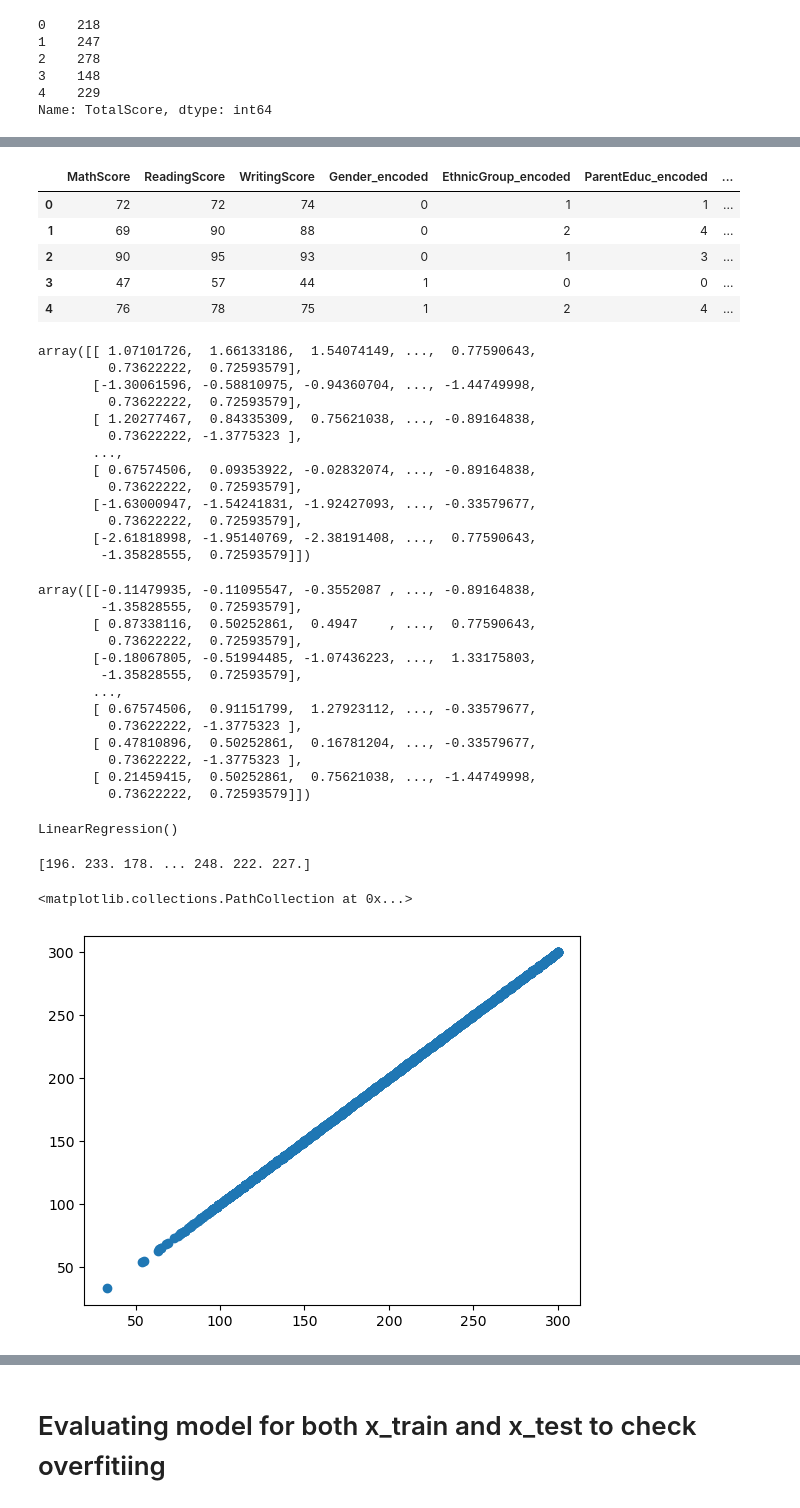
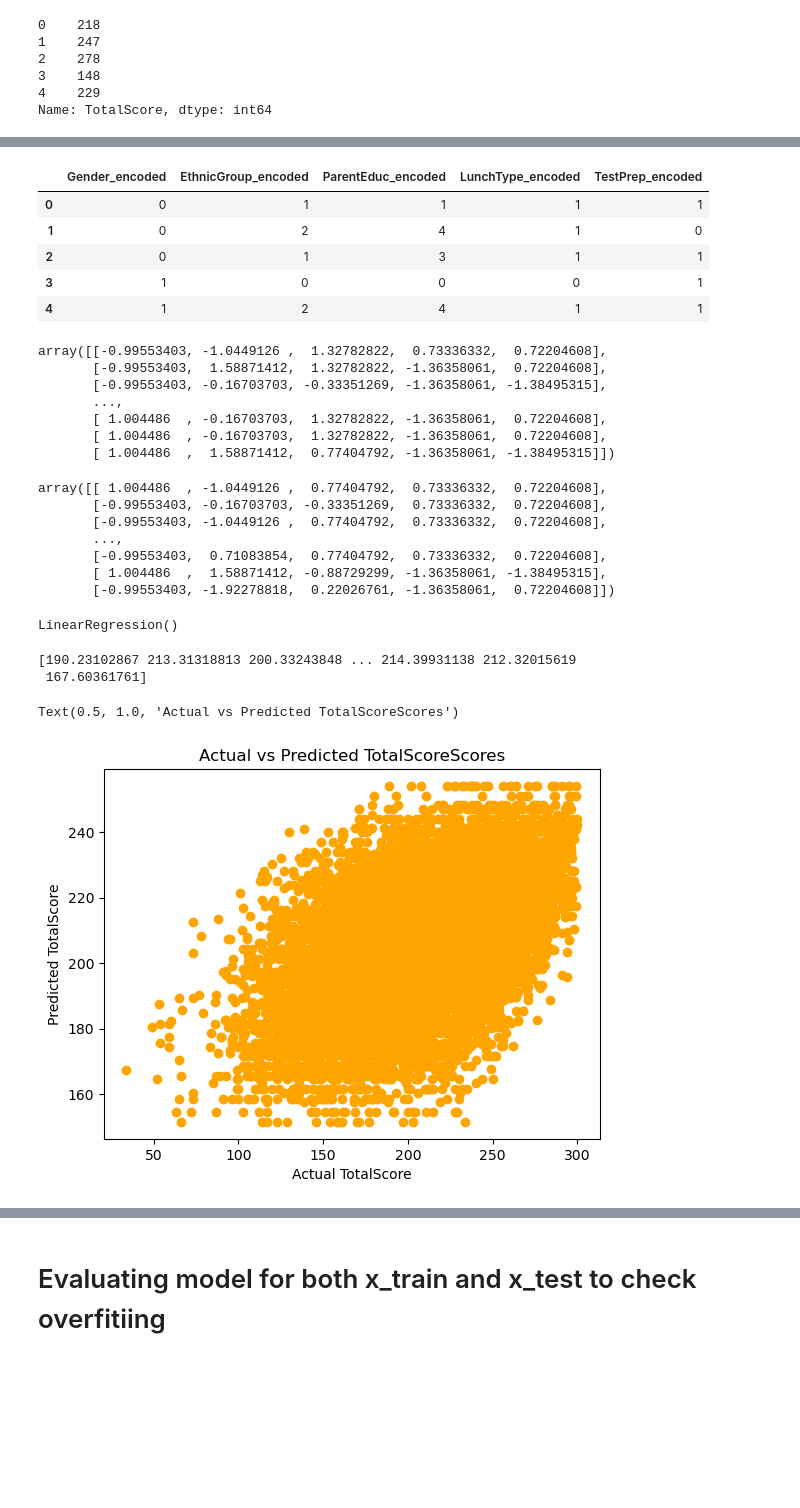
Before and after one commit to Nikita-vb-31/DA_P2_Student_Data, a Jupyter notebook: DA_P2_Student_Data.ipynb, the cells around one changed output, grey strips where cells are left out. Cells and saved outputs as stored; diff of their text form; code cells hidden in the pictures; blank space fills up the shorter version.

```diff
--- a/DA_P2_Student_Data.ipynb
+++ b/DA_P2_Student_Data.ipynb
@@ -195,7 +195,7 @@ from sklearn.model_selection import train_test_split
 # %%
 #Identifying X(independent) and Y(dependent) variables
 Y=data['TotalScore']
-X=data.drop('TotalScore',axis=1)
+X=data.drop(['TotalScore','MathScore','ReadingScore','WritingScore'],axis=1)
 # %%
 data.head()
 # %% [output]
@@ -261,12 +261,12 @@ X=X.drop(['SL.No.','Gender','EthnicGroup', 'ParentEduc', 'LunchType', 'TestPrep'
 # %%
 X.head()
 # %% [output]
-|  | MathScore | ReadingScore | WritingScore | Gender_encoded | EthnicGroup_encoded | ParentEduc_encoded | ... |
-| 0 | 72 | 72 | 74 | 0 | 1 | 1 | ... |
-| 1 | 69 | 90 | 88 | 0 | 2 | 4 | ... |
-| 2 | 90 | 95 | 93 | 0 | 1 | 3 | ... |
-| 3 | 47 | 57 | 44 | 1 | 0 | 0 | ... |
-| 4 | 76 | 78 | 75 | 1 | 2 | 4 | ... |
+|  | Gender_encoded | EthnicGroup_encoded | ParentEduc_encoded | LunchType_encoded | TestPrep_encoded |
+| 0 | 0 | 1 | 1 | 1 | 1 |
+| 1 | 0 | 2 | 4 | 1 | 0 |
+| 2 | 0 | 1 | 3 | 1 | 1 |
+| 3 | 1 | 0 | 0 | 0 | 1 |
+| 4 | 1 | 2 | 4 | 1 | 1 |
 # %%
 #splitting the dataset
 from sklearn.model_selection import train_test_split
@@ -280,37 +280,25 @@ x_train=scaler.fit_transform(x_train)
 # %%
 x_train
 # %% [output]
-array([[ 1.07101726,  1.66133186,  1.54074149, ...,  0.77590643,
-         0.73622222,  0.72593579],
-       [-1.30061596, -0.58810975, -0.94360704, ..., -1.44749998,
-         0.73622222,  0.72593579],
-       [ 1.20277467,  0.84335309,  0.75621038, ..., -0.89164838,
-         0.73622222, -1.3775323 ],
+array([[-0.99553403, -1.0449126 ,  1.32782822,  0.73336332,  0.72204608],
+       [-0.99553403,  1.58871412,  1.32782822, -1.36358061,  0.72204608],
+       [-0.99553403, -0.16703703, -0.33351269, -1.36358061, -1.38495315],
        ...,
-       [ 0.67574506,  0.09353922, -0.02832074, ..., -0.89164838,
-         0.73622222,  0.72593579],
-       [-1.63000947, -1.54241831, -1.92427093, ..., -0.33579677,
-         0.73622222,  0.72593579],
-       [-2.61818998, -1.95140769, -2.38191408, ...,  0.77590643,
-        -1.35828555,  0.72593579]])
+       [ 1.004486  , -0.16703703,  1.32782822, -1.36358061,  0.72204608],
+       [ 1.004486  , -0.16703703,  1.32782822, -1.36358061,  0.72204608],
+       [ 1.004486  ,  1.58871412,  0.77404792, -1.36358061, -1.38495315]])
 # %%
 x_test=scaler.transform(x_test)
 # %%
 x_test
 # %% [output]
-array([[-0.11479935, -0.11095547, -0.3552087 , ..., -0.89164838,
-        -1.35828555,  0.72593579],
-       [ 0.87338116,  0.50252861,  0.4947    , ...,  0.77590643,
-         0.73622222,  0.72593579],
-       [-0.18067805, -0.51994485, -1.07436223, ...,  1.33175803,
-        -1.35828555,  0.72593579],
+array([[ 1.004486  , -1.0449126 ,  0.77404792,  0.73336332,  0.72204608],
+       [-0.99553403, -0.16703703, -0.33351269,  0.73336332,  0.72204608],
+       [-0.99553403, -1.0449126 ,  0.77404792,  0.73336332,  0.72204608],
        ...,
-       [ 0.67574506,  0.91151799,  1.27923112, ..., -0.33579677,
-         0.73622222, -1.3775323 ],
-       [ 0.47810896,  0.50252861,  0.16781204, ..., -0.33579677,
-         0.73622222, -1.3775323 ],
-       [ 0.21459415,  0.50252861,  0.75621038, ..., -1.44749998,
-         0.73622222,  0.72593579]])
+       [-0.99553403,  0.71083854,  0.77404792,  0.73336332,  0.72204608],
+       [ 1.004486  ,  1.58871412, -0.88729299, -1.36358061, -1.38495315],
+       [-0.99553403, -1.92278818,  0.22026761, -1.36358061,  0.72204608]])
 # %%
 #Model Training
 from sklearn.linear_model import LinearRegression
@@ -325,13 +313,17 @@ regression_pred=regression.predict(x_test)
 # %%
 print(regression_pred)
 # %% [output]
-[196. 233. 178. ... 248. 222. 227.]
+[190.23102867 213.31318813 200.33243848 ... 214.39931138 212.32015619
+ 167.60361761]
 # %%
 #scatter plot for prediction
-plt.scatter(y_test,regression_pred)
+plt.scatter(y_test,regression_pred,color='orange')
+plt.xlabel('Actual TotalScore')
+plt.ylabel('Predicted TotalScore')
+plt.title("Actual vs Predicted TotalScoreScores")
 # %% [output]
-<matplotlib.collections.PathCollection at 0x...>
+Text(0.5, 1.0, 'Actual vs Predicted TotalScoreScores')
-[figure, old version]
+[figure, new version]
 # %%
 residuals=y_test-regression_pred
 # %%
```
Also changed, not shown: parts of 18 cells of this notebook.
